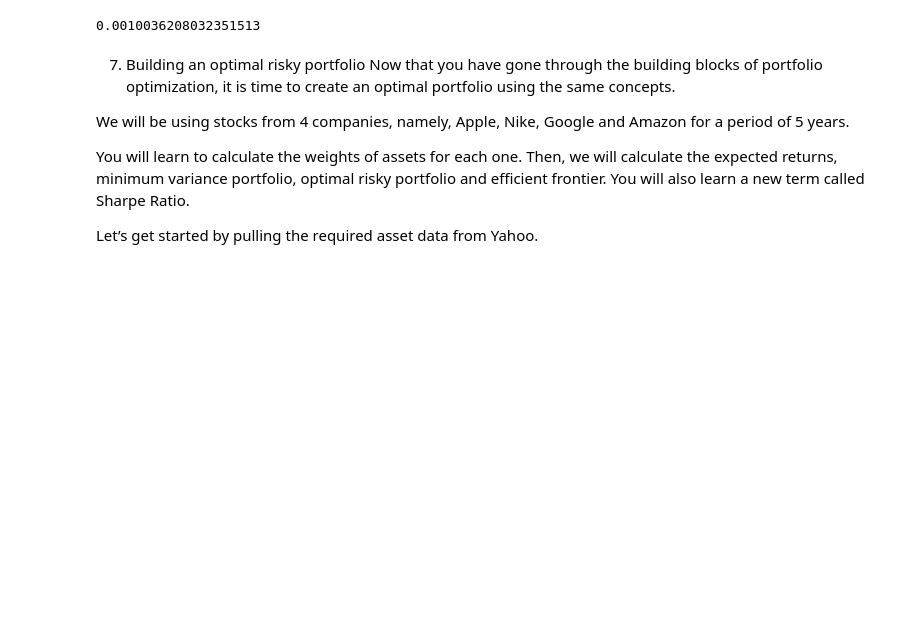
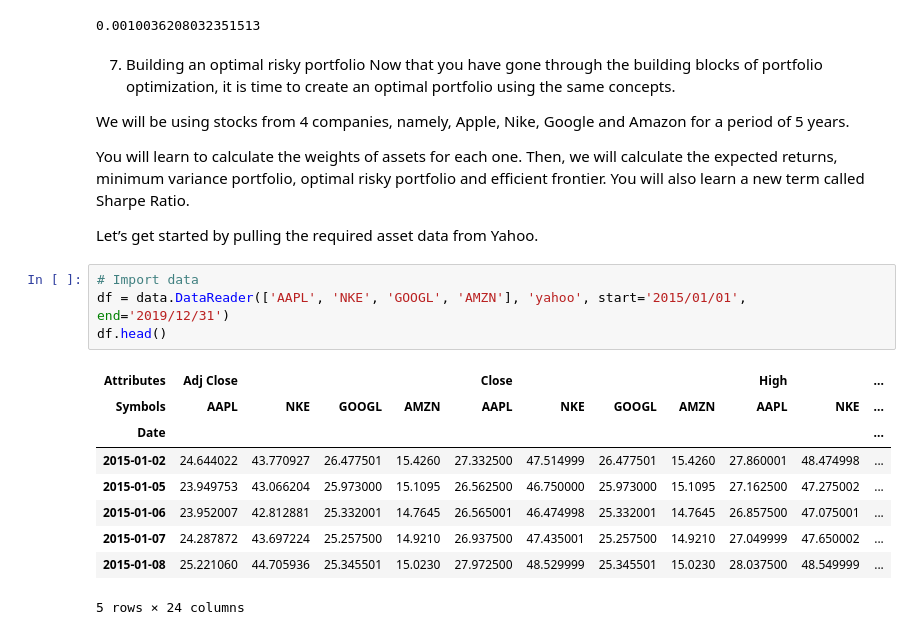
Before and after one commit to majikthise911/portfolioOptimization, a Jupyter notebook: efficientFrontier.ipynb, the cells around one changed output. Cells and saved outputs as stored; diff of their text form; blank space fills up the shorter version.

```diff
--- a/efficientFrontier.ipynb
+++ b/efficientFrontier.ipynb
@@ -207,3 +207,17 @@ We will be using stocks from 4 companies, namely, Apple, Nike, Google and Amazon
 You will learn to calculate the weights of assets for each one. Then, we will calculate the expected returns, minimum variance portfolio, optimal risky portfolio and efficient frontier. You will also learn a new term called Sharpe Ratio.
 
 Let’s get started by pulling the required asset data from Yahoo.
+# %%
+# Import data
+df = data.DataReader(['AAPL', 'NKE', 'GOOGL', 'AMZN'], 'yahoo', start='2015/01/01', end='2019/12/31')
+df.head()
+# %% [output]
+| Attributes | Adj Close |  |  |  | Close |  |  |  | High |  | ... |
+| Symbols | AAPL | NKE | GOOGL | AMZN | AAPL | NKE | GOOGL | AMZN | AAPL | NKE | ... |
+| Date |  |  |  |  |  |  |  |  |  |  | ... |
+| 2015-01-02 | 24.644022 | 43.770927 | 26.477501 | 15.4260 | 27.332500 | 47.514999 | 26.477501 | 15.4260 | 27.860001 | 48.474998 | ... |
+| 2015-01-05 | 23.949753 | 43.066204 | 25.973000 | 15.1095 | 26.562500 | 46.750000 | 25.973000 | 15.1095 | 27.162500 | 47.275002 | ... |
+| 2015-01-06 | 23.952007 | 42.812881 | 25.332001 | 14.7645 | 26.565001 | 46.474998 | 25.332001 | 14.7645 | 26.857500 | 47.075001 | ... |
+| 2015-01-07 | 24.287872 | 43.697224 | 25.257500 | 14.9210 | 26.937500 | 47.435001 | 25.257500 | 14.9210 | 27.049999 | 47.650002 | ... |
+| 2015-01-08 | 25.221060 | 44.705936 | 25.345501 | 15.0230 | 27.972500 | 48.529999 | 25.345501 | 15.0230 | 28.037500 | 48.549999 | ... |
+5 rows × 24 columns
```
Also changed, not shown: parts of 5 cells of this notebook.
